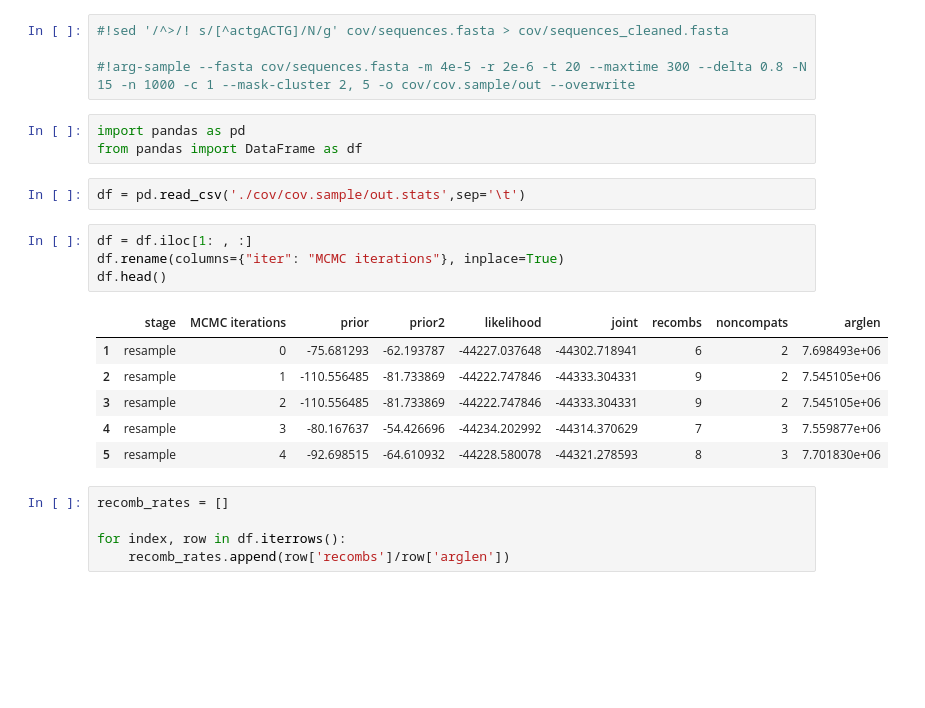
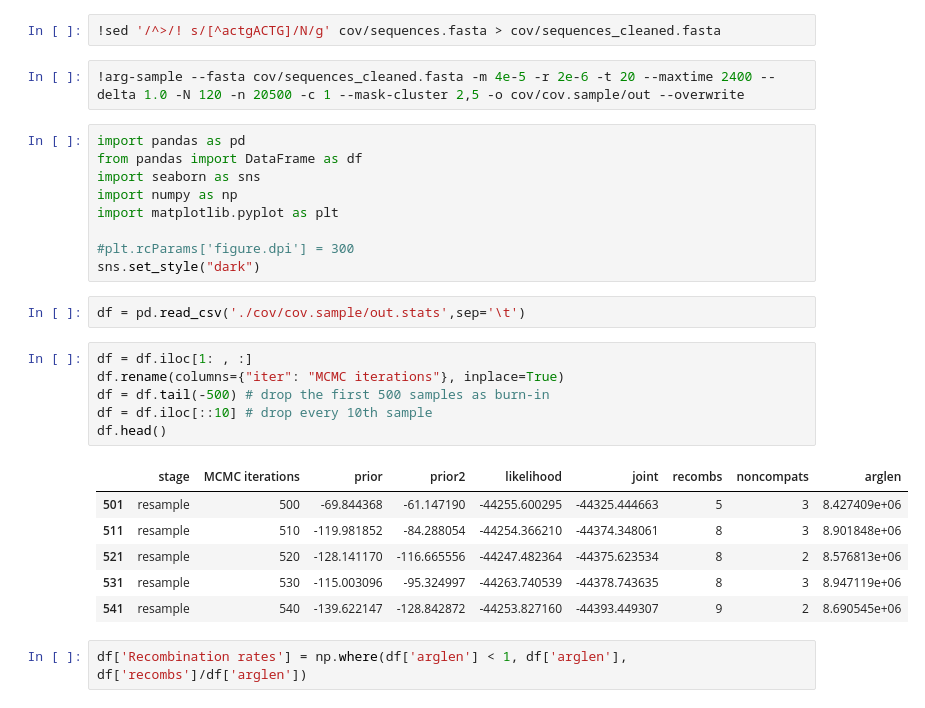
Before and after one commit to sacktock/CompBio, a Jupyter notebook: inference.ipynb, the cells around one changed output. Saved outputs shown, nothing was run; the diff lists cells and outputs as text; blank space fills up the shorter version.

```diff
--- a/inference.ipynb
+++ b/inference.ipynb
@@ -1,26 +1,31 @@
+# %%
+!sed '/^>/! s/[^actgACTG]/N/g' cov/sequences.fasta > cov/sequences_cleaned.fasta
 # %%
-#!sed '/^>/! s/[^actgACTG]/N/g' cov/sequences.fasta > cov/sequences_cleaned.fasta
-
-#!arg-sample --fasta cov/sequences.fasta -m 4e-5 -r 2e-6 -t 20 --maxtime 300 --delta 0.8 -N 15 -n 1000 -c 1 --mask-cluster 2, 5 -o cov/cov.sample/out --overwrite
+!arg-sample --fasta cov/sequences_cleaned.fasta -m 4e-5 -r 2e-6 -t 20 --maxtime 2400 --delta 1.0 -N 120 -n 20500 -c 1 --mask-cluster 2,5 -o cov/cov.sample/out --overwrite
 # %%
 import pandas as pd
 from pandas import DataFrame as df
+import seaborn as sns
+import numpy as np
+import matplotlib.pyplot as plt
+
+#plt.rcParams['figure.dpi'] = 300
+sns.set_style("dark")
 # %%
 df = pd.read_csv('./cov/cov.sample/out.stats',sep='\t')
 # %%
 df = df.iloc[1: , :]
 df.rename(columns={"iter": "MCMC iterations"}, inplace=True)
+df = df.tail(-500) # drop the first 500 samples as burn-in
+df = df.iloc[::10] # drop every 10th sample
 df.head()
 # %% [output]
 |  | stage | MCMC iterations | prior | prior2 | likelihood | joint | recombs | noncompats | arglen |
-| 1 | resample | 0 | -75.681293 | -62.193787 | -44227.037648 | -44302.718941 | 6 | 2 | 7.698493e+06 |
-| 2 | resample | 1 | -110.556485 | -81.733869 | -44222.747846 | -44333.304331 | 9 | 2 | 7.545105e+06 |
-| 3 | resample | 2 | -110.556485 | -81.733869 | -44222.747846 | -44333.304331 | 9 | 2 | 7.545105e+06 |
-| 4 | resample | 3 | -80.167637 | -54.426696 | -44234.202992 | -44314.370629 | 7 | 3 | 7.559877e+06 |
-| 5 | resample | 4 | -92.698515 | -64.610932 | -44228.580078 | -44321.278593 | 8 | 3 | 7.701830e+06 |
+| 501 | resample | 500 | -69.844368 | -61.147190 | -44255.600295 | -44325.444663 | 5 | 3 | 8.427409e+06 |
+| 511 | resample | 510 | -119.981852 | -84.288054 | -44254.366210 | -44374.348061 | 8 | 3 | 8.901848e+06 |
+| 521 | resample | 520 | -128.141170 | -116.665556 | -44247.482364 | -44375.623534 | 8 | 2 | 8.576813e+06 |
+| 531 | resample | 530 | -115.003096 | -95.324997 | -44263.740539 | -44378.743635 | 8 | 3 | 8.947119e+06 |
+| 541 | resample | 540 | -139.622147 | -128.842872 | -44253.827160 | -44393.449307 | 9 | 2 | 8.690545e+06 |
 # %%
-recomb_rates = []
-
-for index, row in df.iterrows():
-    recomb_rates.append(row['recombs']/row['arglen'])
+df['Recombination rates'] = np.where(df['arglen'] < 1, df['arglen'], df['recombs']/df['arglen'])
 # %%
```
Also changed, not shown: parts of 5 cells of this notebook.
